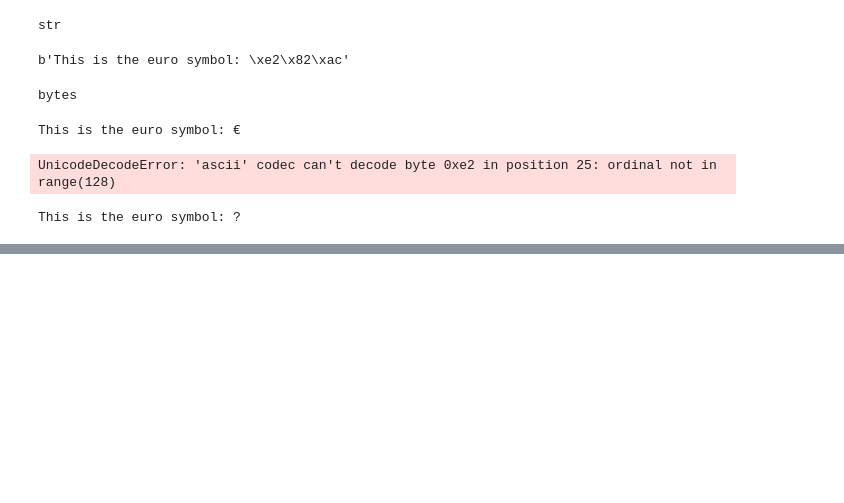
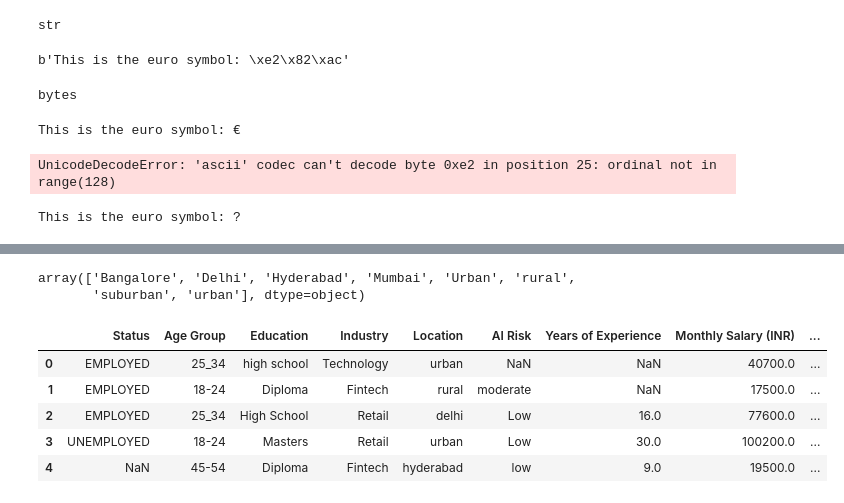
Before and after one commit to therakeshjoshi/Blockchain-Integrated-Machine-Learning-System-for-Cryptocurrency-Fraud-Detection, a Jupyter notebook: Week 1 Assignment - Data Analysis/Learning-Complete-Data-Analysis.ipynb, the cells around one changed output, grey strips where cells are left out. Drawn from its saved outputs; the diff is of its cells as text; code cells hidden in the pictures; blank space fills up the shorter version.

Commit message:
Inconsistent Data Entry

```diff
--- a/Week 1 Assignment - Data Analysis/Learning-Complete-Data-Analysis.ipynb
+++ b/Week 1 Assignment - Data Analysis/Learning-Complete-Data-Analysis.ipynb
@@ -433,0 +445,18 @@ This is the euro symbol: ?
+# %%
+City = nonadata['Location'].unique()
+City.sort()
+City
+# %% [output]
+array(['Bangalore', 'Delhi', 'Hyderabad', 'Mumbai', 'Urban', 'rural',
+       'suburban', 'urban'], dtype=object)
+# %%
+bc_data['Location'] = bc_data['Location'].str.lower()
+# %%
+bc_data.head()
+# %% [output]
+|  | Status | Age Group | Education | Industry | Location | AI Risk | Years of Experience | Monthly Salary (INR) | ... |
+| 0 | EMPLOYED | 25_34 | high school | Technology | urban | NaN | NaN | 40700.0 | ... |
+| 1 | EMPLOYED | 18-24 | Diploma | Fintech | rural | moderate | NaN | 17500.0 | ... |
+| 2 | EMPLOYED | 25_34 | High School | Retail | delhi | Low | 16.0 | 77600.0 | ... |
+| 3 | UNEMPLOYED | 18-24 | Masters | Retail | urban | Low | 30.0 | 100200.0 | ... |
+| 4 | NaN | 45-54 | Diploma | Fintech | hyderabad | low | 9.0 | 19500.0 | ... |
```
Also changed, not shown: parts of 5 cells of this notebook.
